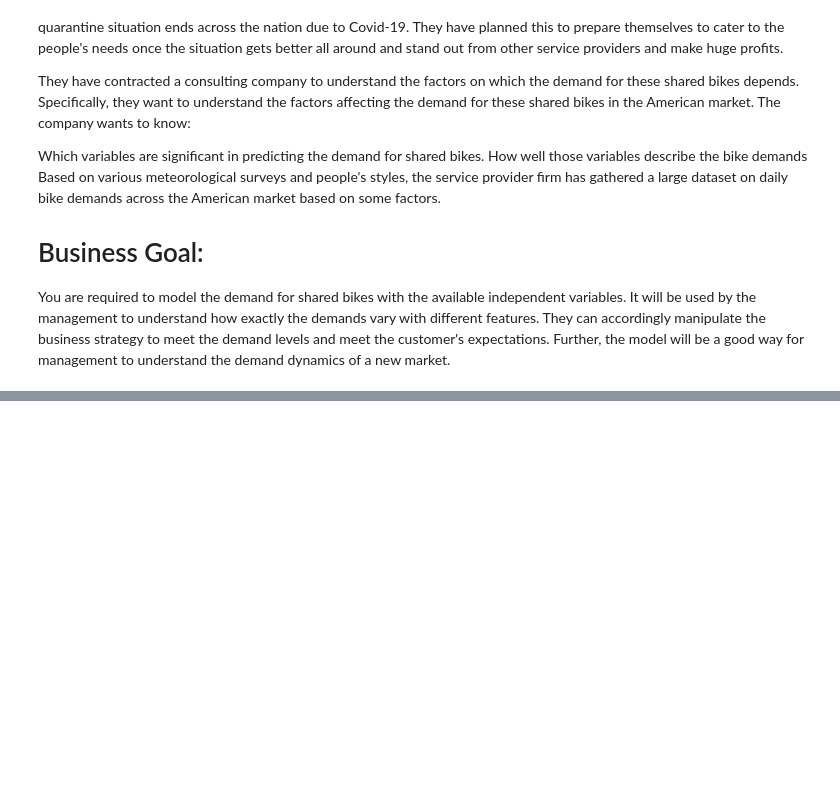
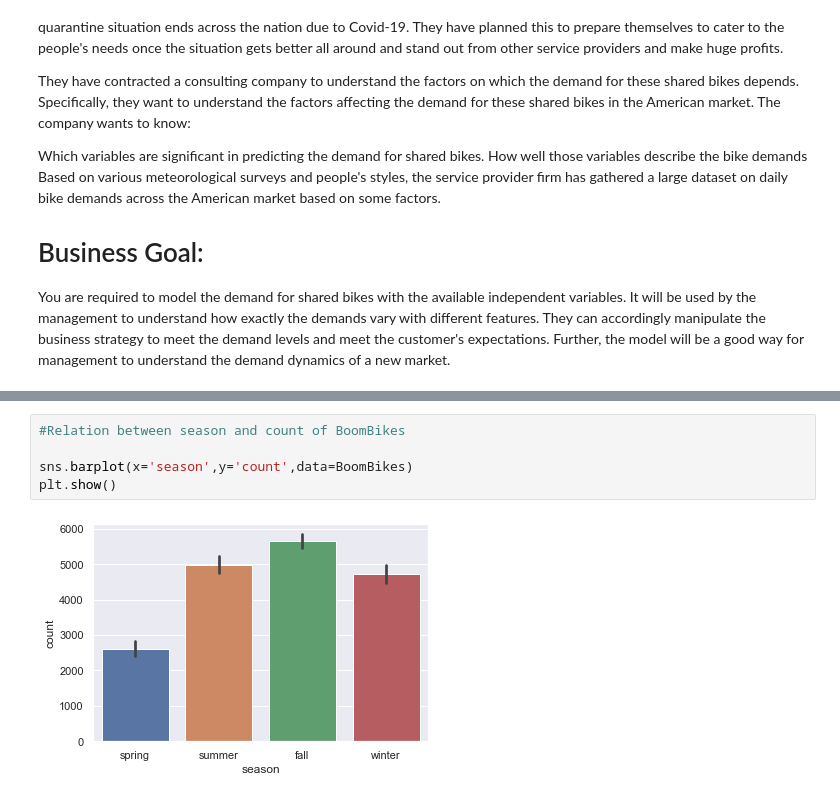
Before and after one commit to RR-Nair/Linear_Regression_Boom_Bike_Assignment, a Jupyter notebook: Linear_Regression_Boom_Bike_Assignment.ipynb, the cells around one changed output, grey strips where cells are left out. Saved outputs shown, nothing was run; the diff lists cells and outputs as text; blank space fills up the shorter version.

```diff
--- a/Linear_Regression_Boom_Bike_Assignment.ipynb
+++ b/Linear_Regression_Boom_Bike_Assignment.ipynb
@@ -1683,0 +243,7 @@ Demand = 3486 + (yr x 1996) - (holiday x 710) + (atemp x 3528) - (hum x 1424) -
+# %%
+#Relation between season and count of BoomBikes
+
+sns.barplot(x='season',y='count',data=BoomBikes)
+plt.show()
+# %% [output]
+[figure, added]
```
Also changed, not shown: parts of 356 cells of this notebook.
